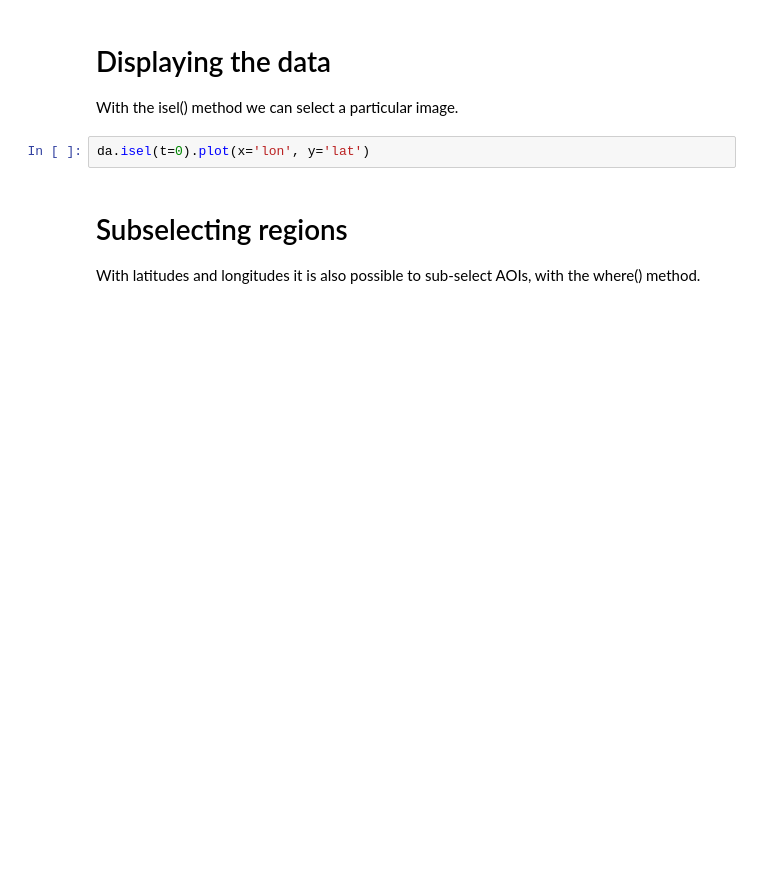
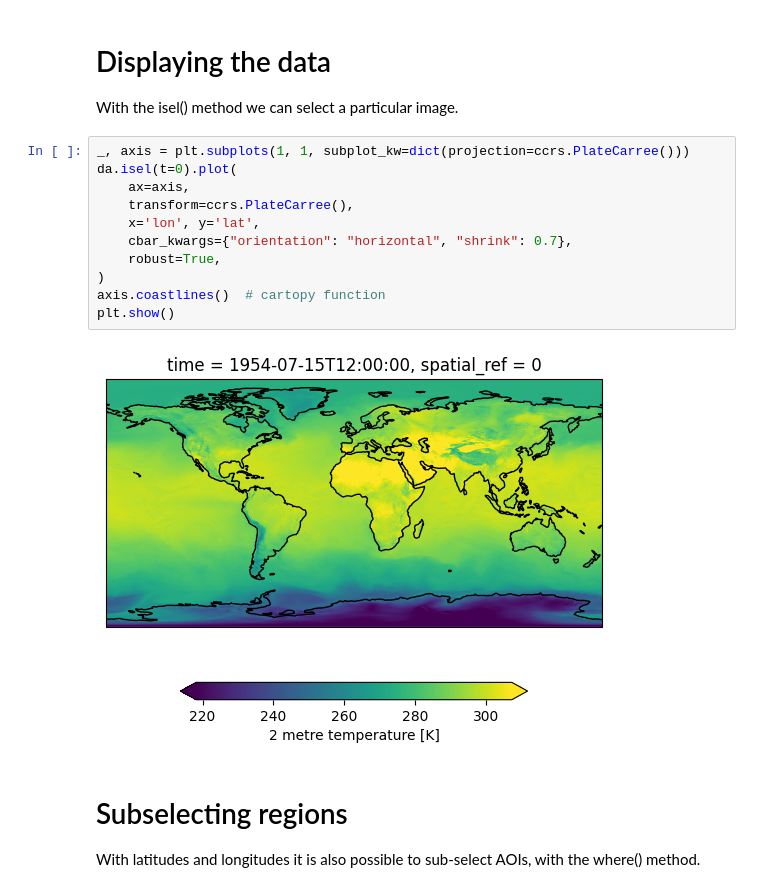
Before and after one commit to SercoSPA/DESP-UserWorkflowService-Templates, a Jupyter notebook: DestineStreamer/dtebook.ipynb, the cells around one changed output. Saved outputs shown, nothing was run; the diff lists cells and outputs as text; blank space fills up the shorter version.

```diff
--- a/DestineStreamer/dtebook.ipynb
+++ b/DestineStreamer/dtebook.ipynb
@@ -114,8 +144,19 @@ da.rio.write_crs(input_crs=CRS.from_string('EPSG:4326'), inplace=True)
 # Displaying the data
 
 With the isel() method we can select a particular image.
-# %%
-da.isel(t=0).plot(x='lon', y='lat')
+# %%
+_, axis = plt.subplots(1, 1, subplot_kw=dict(projection=ccrs.PlateCarree()))
+da.isel(t=0).plot(
+    ax=axis,
+    transform=ccrs.PlateCarree(),
+    x='lon', y='lat',
+    cbar_kwargs={"orientation": "horizontal", "shrink": 0.7},
+    robust=True,
+)
+axis.coastlines()  # cartopy function
+plt.show()
+# %% [output]
+[figure, added]
 # %% [markdown]
 # Subselecting regions
 
```
Also changed, not shown: parts of 7 cells of this notebook, 1 other file.
